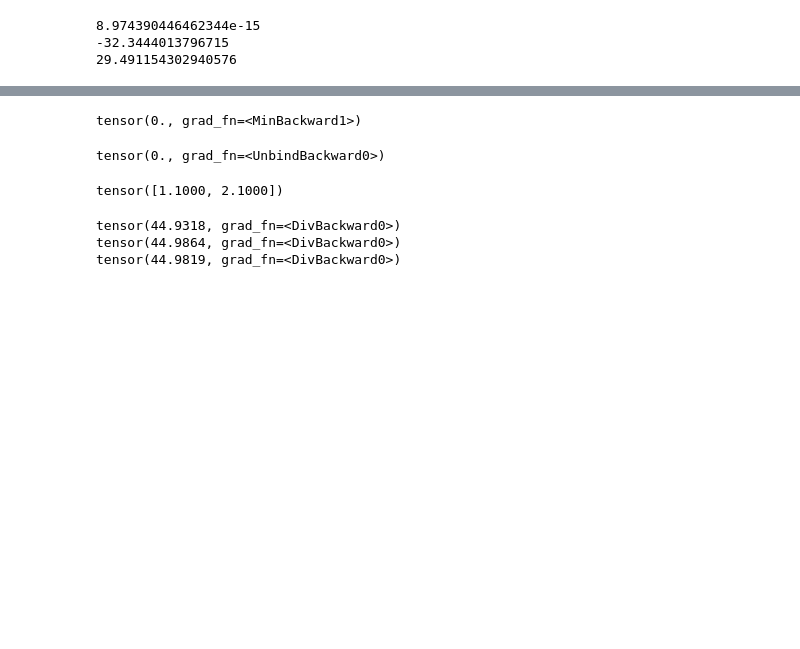
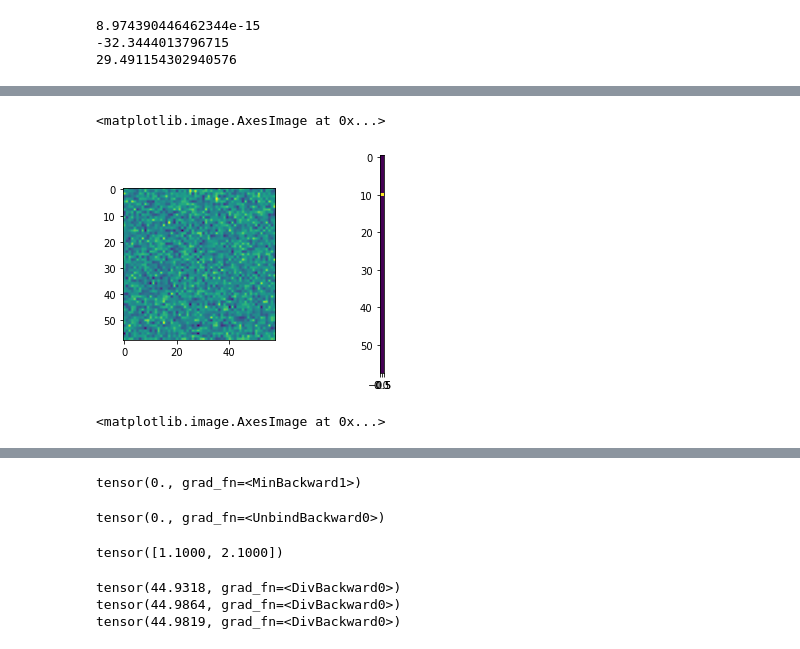
Before and after one commit to sajanth/learning-nlp, a Jupyter notebook: notebooks/bigram.ipynb, the cells around one changed output, grey strips where cells are left out. Saved outputs shown, nothing was run; the diff lists cells and outputs as text; code cells hidden in the pictures; blank space fills up the shorter version.

```diff
--- a/notebooks/bigram.ipynb
+++ b/notebooks/bigram.ipynb
@@ -197,0 +190,7 @@ print(total/len(names))
+# %%
+char2int = {c:i for i, c  in enumerate(chars)}
+# %%
+def char2vec (char: str) -> list:
+    vec = [0] * len(chars)
+    vec[char2int[char]] = 1
+    return vec
@@ -197,0 +199,3 @@ print(total/len(names))
+# %%
+import torch
+weights = torch.randn(size = [len(chars), len(chars)], requires_grad=True)
@@ -197,0 +213,11 @@ print(total/len(names))
+# %%
+f, axes = plt.subplots(1, 2)
+axes[0].imshow(weights.detach().numpy())
+axes[1].imshow(torch.tensor(char2vec("a")).unsqueeze(1))
+# %% [output]
+<matplotlib.image.AxesImage at 0x...>
+[figure, added]
+# %%
+ax1.
+# %% [output]
+<matplotlib.image.AxesImage at 0x...>
```
Also changed, not shown: parts of 31 cells of this notebook.
